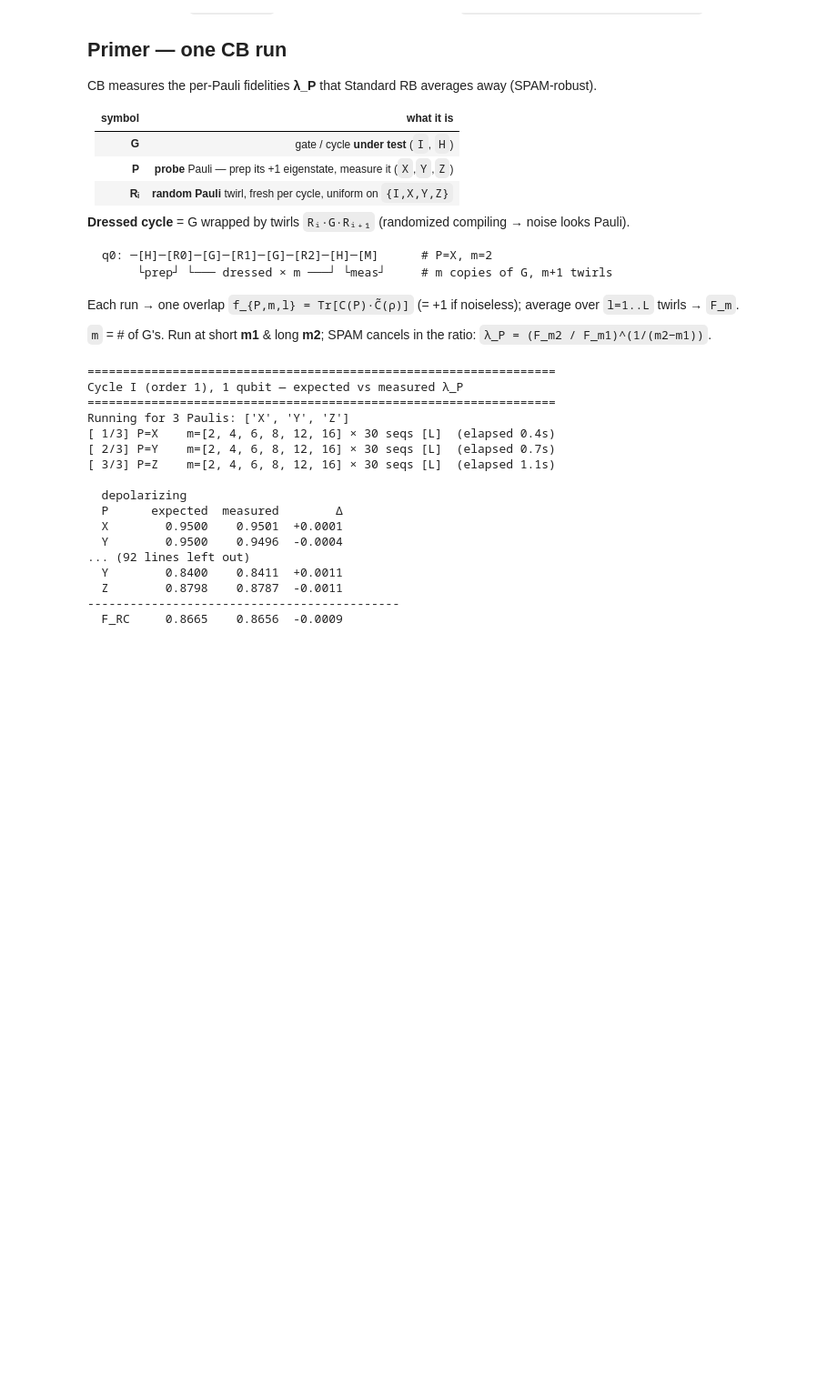
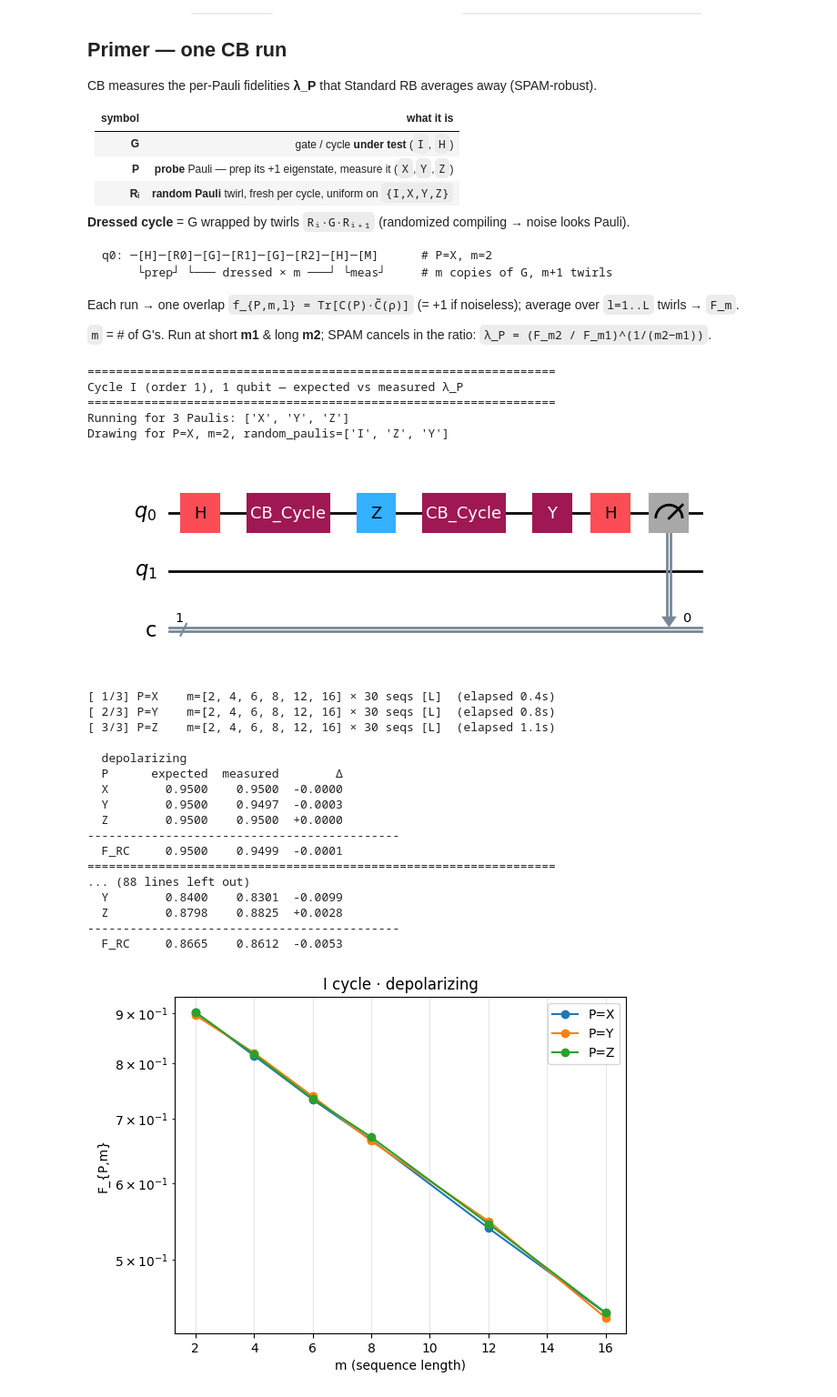
Before and after one commit to imelenwe/randomized-benchmarking, a Jupyter notebook: DiffusionCB/DiffusionCB.ipynb, the cells around one changed output. Shown at 91% size. Saved outputs shown, nothing was run; the diff lists cells and outputs as text; code cells hidden in the pictures; blank space fills up the shorter version.

```diff
--- a/DiffusionCB/DiffusionCB.ipynb
+++ b/DiffusionCB/DiffusionCB.ipynb
@@ -331,47 +391,63 @@ def run_experiment(cfg, cycle_gates, noises):
 # %%
+# ══════════════════════════════ DRIVER ══════════════════════════════
+
+
 # (terminology + one-circuit primer: see the top markdown cell)
 
 # --- Noise on G. CB measures lambda_P = survival of P-component:  Lambda(P) = lambda_P * P.
 #"Channels preserve I" is the statement λ_I = 1 — and that's automatic, regardless of p_I: λ_I = p_I + p_X + p_Y + p_Z = (1−q) + q = 1
 #
 # lambda_P = P(errors COMMUTING with P) - P(errors ANTICOMMUTING with P)
 # commute: X~I,X | Y~I,Y | Z~I,Z ; each anticommutes with the other two)
 # lambda_I = 1 <- always; I never decays, so not measured
 #       lambda_X = (pI+pX) - (pY+pZ)
 #       lambda_Y = (pI+pY) - (pX+pZ)
 #       lambda_Z = (pI+pZ) - (pX+pY)
 #
 # expected CB output (verify against this): order is (λ_X, λ_Y, λ_Z)
 # interestingly e.g Z damages X and Y and Z is left alone e.g. dephasing
 #   depolarizing p {"kind":"depolarizing","p":p} -> (1-p, 1-p, 1-p)
 #   dephasing-q {"kind":"pauli","probs":{"I":1-q,"Z":q}} -> (1-2q,  1-2q,  1)
 #   bit-flip-q {"kind":"pauli","probs":{"I":1-q,"X":q}} -> (1,1-2q,  1-2q)
 #   biased {"I":.90,"X":.03,"Y":.02,"Z":.05} -> (0.86,  0.84,  0.90)
 CYCLE_LABEL = "CB_Cycle"
+
 noises = {
     "depolarizing": {"kind":"depolarizing", "p":0.05},
     "dephasing":    {"kind":"pauli", "probs":{"I":0.95, "Z":0.05}},
     "bit_flip":     {"kind":"pauli", "probs":{"I":0.95, "X":0.05}},
     "biased":       {"kind":"pauli", "probs":{"I":0.90, "X":0.03, "Y":0.02, "Z":0.05}},
 }
 
-cfg = CBConfig(n_qubits=1, shots=1024, m_list=(2, 4, 6, 8, 12, 16), L=30, K=30, rng=rng, label=CYCLE_LABEL)
-all_records = run_experiment(cfg, ["I", "H"], noises)
+
+cfg = CBConfig(n_sys_qubits=1, n_env=1, shots=1024, m_list=(2, 4, 6, 8, 12, 16), L=30, K=30, rng=rng, verbose=True,label=CYCLE_LABEL)
+
+all_records = run_markovian_experiment(cfg, ["I", "H"], noises)
+
+
+plot_decay(all_records[("I", "depolarizing")], cfg, title="I cycle · depolarizing")
 # %% [output]
 ==================================================================
 Cycle I (order 1), 1 qubit — expected vs measured λ_P
 ==================================================================
 Running for 3 Paulis: ['X', 'Y', 'Z']
-[ 1/3] P=X    m=[2, 4, 6, 8, 12, 16] × 30 seqs [L]  (elapsed 0.4s)
-[ 2/3] P=Y    m=[2, 4, 6, 8, 12, 16] × 30 seqs [L]  (elapsed 0.7s)
-[ 3/3] P=Z    m=[2, 4, 6, 8, 12, 16] × 30 seqs [L]  (elapsed 1.1s)
-
-  depolarizing
-  P      expected  measured        Δ
-  X        0.9500    0.9501  +0.0001
-  Y        0.9500    0.9496  -0.0004
-... (92 lines left out)
-  Y        0.8400    0.8411  +0.0011
-  Z        0.8798    0.8787  -0.0011
---------------------------------------------
-  F_RC     0.8665    0.8656  -0.0009
+Drawing for P=X, m=2, random_paulis=['I', 'Z', 'Y']
+[figure, added]
+[ 1/3] P=X    m=[2, 4, 6, 8, 12, 16] × 30 seqs [L]  (elapsed 0.4s)
+[ 2/3] P=Y    m=[2, 4, 6, 8, 12, 16] × 30 seqs [L]  (elapsed 0.8s)
+[ 3/3] P=Z    m=[2, 4, 6, 8, 12, 16] × 30 seqs [L]  (elapsed 1.1s)
+
+  depolarizing
+  P      expected  measured        Δ
+  X        0.9500    0.9500  -0.0000
+  Y        0.9500    0.9497  -0.0003
+  Z        0.9500    0.9500  +0.0000
+--------------------------------------------
+  F_RC     0.9500    0.9499  -0.0001
+==================================================================
+... (88 lines left out)
+  Y        0.8400    0.8301  -0.0099
+  Z        0.8798    0.8825  +0.0028
+--------------------------------------------
+  F_RC     0.8665    0.8612  -0.0053
+[figure, added]
```
Also changed, not shown: parts of 8 cells of this notebook.
